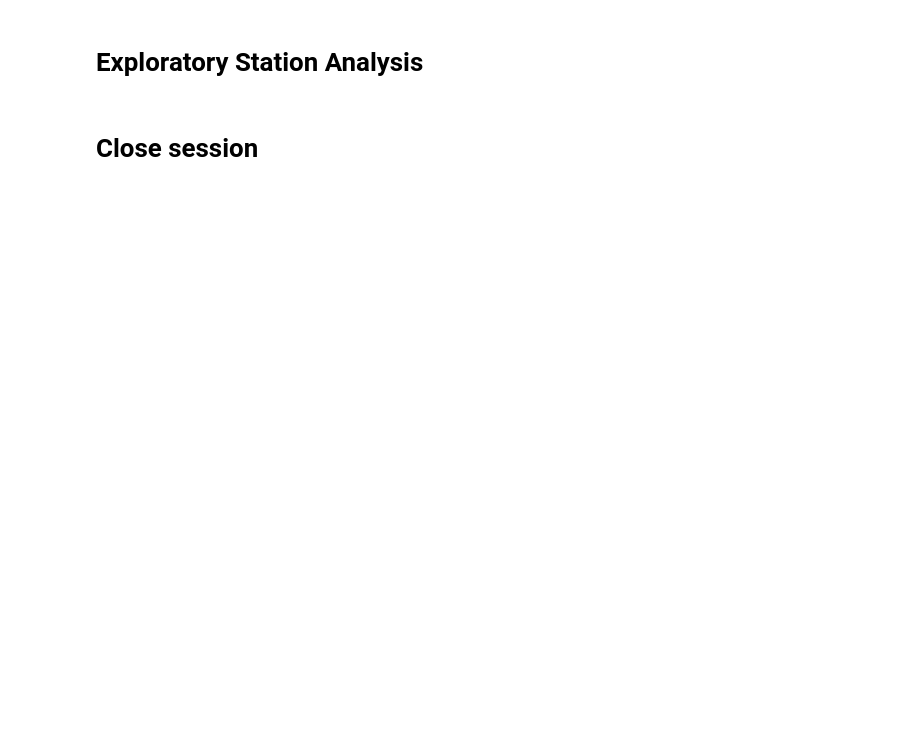
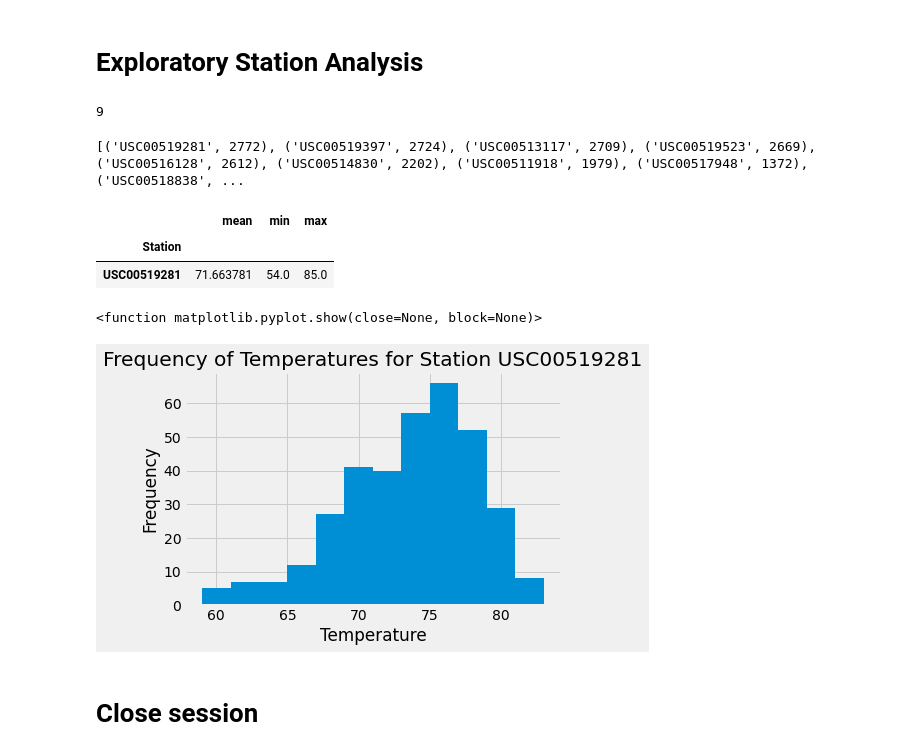
Before and after one commit to Ebarretorho/sqlalchemy-challenge, a Jupyter notebook: climate_starter.ipynb, the cells around one changed output. Drawn from its saved outputs; the diff is of its cells as text; code cells hidden in the pictures; blank space fills up the shorter version.

```diff
--- a/climate_starter.ipynb
+++ b/climate_starter.ipynb
@@ -85,6 +99,17 @@ AttributeError: module 'matplotlib.pyplot' has no attribute 'xtickers'
 # Exploratory Station Analysis
 # %%
 # Design a query to calculate the total number stations in the dataset
+station_count = sess.query(stations.id).count()
+print(station_count)
+# %% [output]
+9
 # %%
 # Design a query to find the most active stations (i.e. what stations have the most rows?)
 # List the stations and the counts in descending order.
+
+stations_data = sess.query(measures.station, func.count(measures.station)).\
+            group_by(measures.station).\
+            order_by(func.count(measures.station).desc()).all()
+print(stations_data)
+# %% [output]
+[('USC00519281', 2772), ('USC00519397', 2724), ('USC00513117', 2709), ('USC00519523', 2669), ('USC00516128', 2612), ('USC00514830', 2202), ('USC00511918', 1979), ('USC00517948', 1372), ('USC00518838', ...
@@ -96,3 +116,49 @@ AttributeError: module 'matplotlib.pyplot' has no attribute 'xtickers'
+# %%
+# Using the most active station id from the previous query, calculate the lowest, highest, and average temperature.
+# Using the most active station id from the previous query, calculate the lowest, highest, and average temperature.
+
+station_1 = stations_data[0][0]
+
+selection = [measures.station,
+          func.avg(measures.tobs),
+          func.min(measures.tobs),
+          func.max(measures.tobs)]
+active_station = sess.query(*selection).\
+group_by(measures.station).\
+filter(measures.station == station_1).all()
+df_activestation = pd.DataFrame(active_station, columns =['Station','mean', 'min', 'max'])
+df_activestation.set_index('Station', inplace=True)
+df_activestation
+# %% [output]
+|  | mean | min | max |
+| Station |  |  |  |
+| USC00519281 | 71.663781 | 54.0 | 85.0 |
+# %%
+# Using the most active station id
+# Query the last 12 months of temperature observation data for this station and plot the results as a histogram
+station_1_data = sess.query(measures.station, measures.tobs).filter(measures.date <= latest_date).\
+        filter(measures.date >= querydate).filter(measures.station==station_1)
+
+#Organize the data into a dataframe
+data_df = pd.DataFrame(station_1_data, columns=['date', 'tobs'])
+
+
+#Create axis for histogram, and code to create histogram
+
+data_values = data_df["tobs"].tolist()
+
+bins = 12
+
+fig, axs = plt.subplots()
+axs.hist(data_values, bins=bins)
+plt.title(f'Frequency of Temperatures for Station {station_1}')
+plt.ylabel('Frequency')
+plt.xlabel('Temperature')
+plt.tight_layout
+plt.show
+# %% [output]
+<function matplotlib.pyplot.show(close=None, block=None)>
+[figure, added]
 # %% [markdown]
 # Close session
 # %%
```
Also changed, not shown: parts of 4 cells of this notebook.
